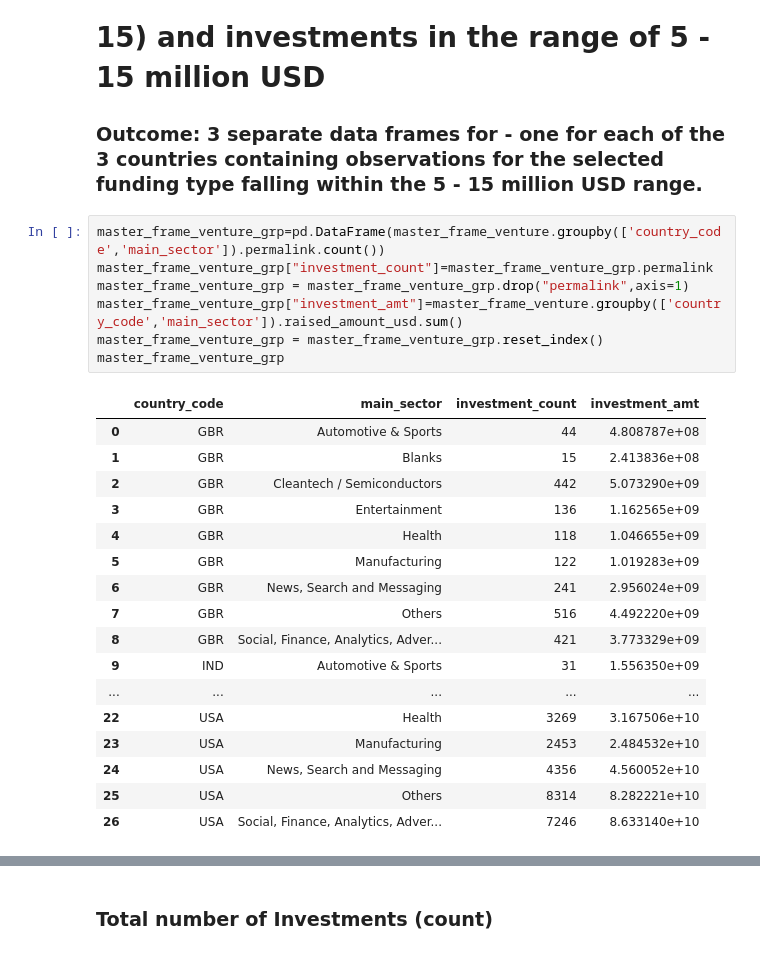
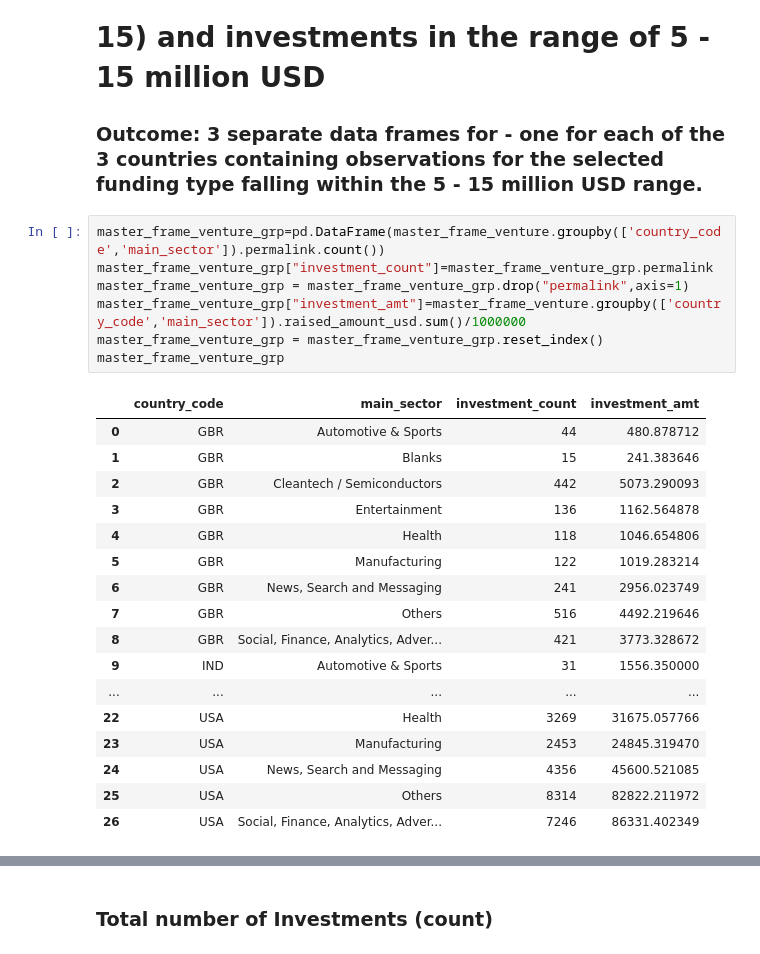
Before and after one commit to Nanditha-G-N/Machine-Learning-Case-Studies, a Jupyter notebook: investment-case-study_SR_AN.ipynb, the cells around one changed output, grey strips where cells are left out. Cells and saved outputs as stored; diff of their text form.

Commit message:
Added 2 new columns
Added 2 new columns, investment count and investment amount

```diff
--- a/investment-case-study_SR_AN.ipynb
+++ b/investment-case-study_SR_AN.ipynb
@@ -436,25 +436,25 @@ master_frame_venture[master_frame_venture.main_sector.isnull()]
 # %%
 master_frame_venture_grp=pd.DataFrame(master_frame_venture.groupby(['country_code','main_sector']).permalink.count())
 master_frame_venture_grp["investment_count"]=master_frame_venture_grp.permalink
 master_frame_venture_grp = master_frame_venture_grp.drop("permalink",axis=1)
-master_frame_venture_grp["investment_amt"]=master_frame_venture.groupby(['country_code','main_sector']).raised_amount_usd.sum()
+master_frame_venture_grp["investment_amt"]=master_frame_venture.groupby(['country_code','main_sector']).raised_amount_usd.sum()/1000000
 master_frame_venture_grp = master_frame_venture_grp.reset_index()
 master_frame_venture_grp
 # %% [output]
 |  | country_code | main_sector | investment_count | investment_amt |
-| 0 | GBR | Automotive & Sports | 44 | 4.808787e+08 |
-| 1 | GBR | Blanks | 15 | 2.413836e+08 |
-| 2 | GBR | Cleantech / Semiconductors | 442 | 5.073290e+09 |
-| 3 | GBR | Entertainment | 136 | 1.162565e+09 |
-| 4 | GBR | Health | 118 | 1.046655e+09 |
-| 5 | GBR | Manufacturing | 122 | 1.019283e+09 |
-| 6 | GBR | News, Search and Messaging | 241 | 2.956024e+09 |
-| 7 | GBR | Others | 516 | 4.492220e+09 |
-| 8 | GBR | Social, Finance, Analytics, Adver... | 421 | 3.773329e+09 |
-| 9 | IND | Automotive & Sports | 31 | 1.556350e+09 |
+| 0 | GBR | Automotive & Sports | 44 | 480.878712 |
+| 1 | GBR | Blanks | 15 | 241.383646 |
+| 2 | GBR | Cleantech / Semiconductors | 442 | 5073.290093 |
+| 3 | GBR | Entertainment | 136 | 1162.564878 |
+| 4 | GBR | Health | 118 | 1046.654806 |
+| 5 | GBR | Manufacturing | 122 | 1019.283214 |
+| 6 | GBR | News, Search and Messaging | 241 | 2956.023749 |
+| 7 | GBR | Others | 516 | 4492.219646 |
+| 8 | GBR | Social, Finance, Analytics, Adver... | 421 | 3773.328672 |
+| 9 | IND | Automotive & Sports | 31 | 1556.350000 |
 | ... | ... | ... | ... | ... |
-| 22 | USA | Health | 3269 | 3.167506e+10 |
-| 23 | USA | Manufacturing | 2453 | 2.484532e+10 |
-| 24 | USA | News, Search and Messaging | 4356 | 4.560052e+10 |
-| 25 | USA | Others | 8314 | 8.282221e+10 |
-| 26 | USA | Social, Finance, Analytics, Adver... | 7246 | 8.633140e+10 |
+| 22 | USA | Health | 3269 | 31675.057766 |
+| 23 | USA | Manufacturing | 2453 | 24845.319470 |
+| 24 | USA | News, Search and Messaging | 4356 | 45600.521085 |
+| 25 | USA | Others | 8314 | 82822.211972 |
+| 26 | USA | Social, Finance, Analytics, Adver... | 7246 | 86331.402349 |
```
Also changed, not shown: parts of 28 cells of this notebook, 1 other file.
